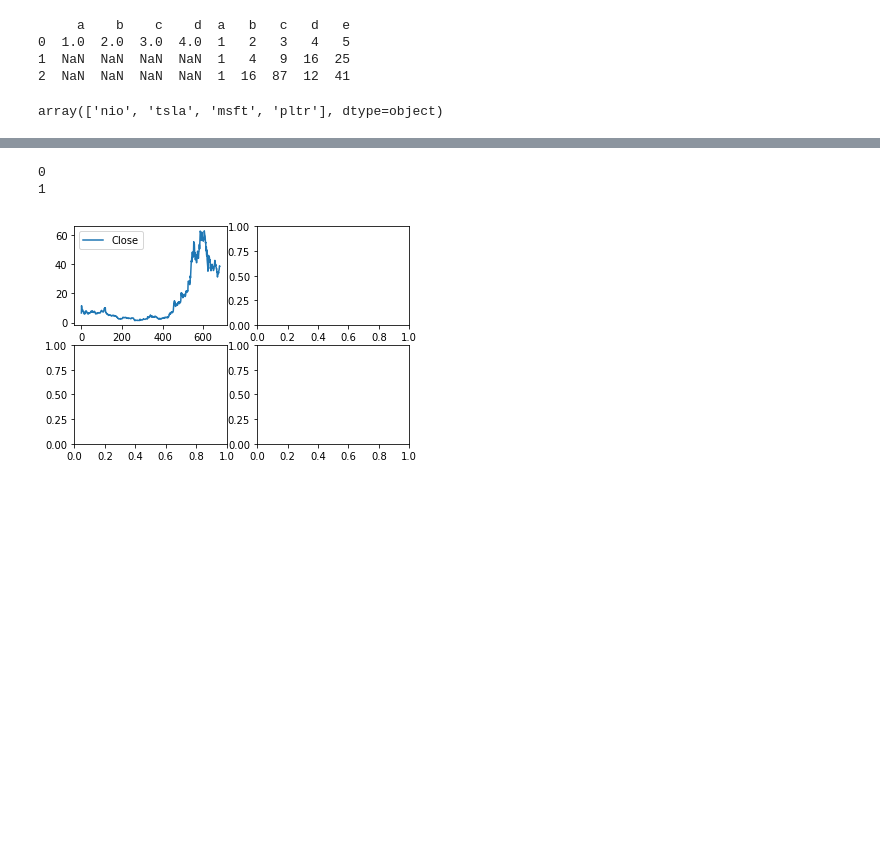
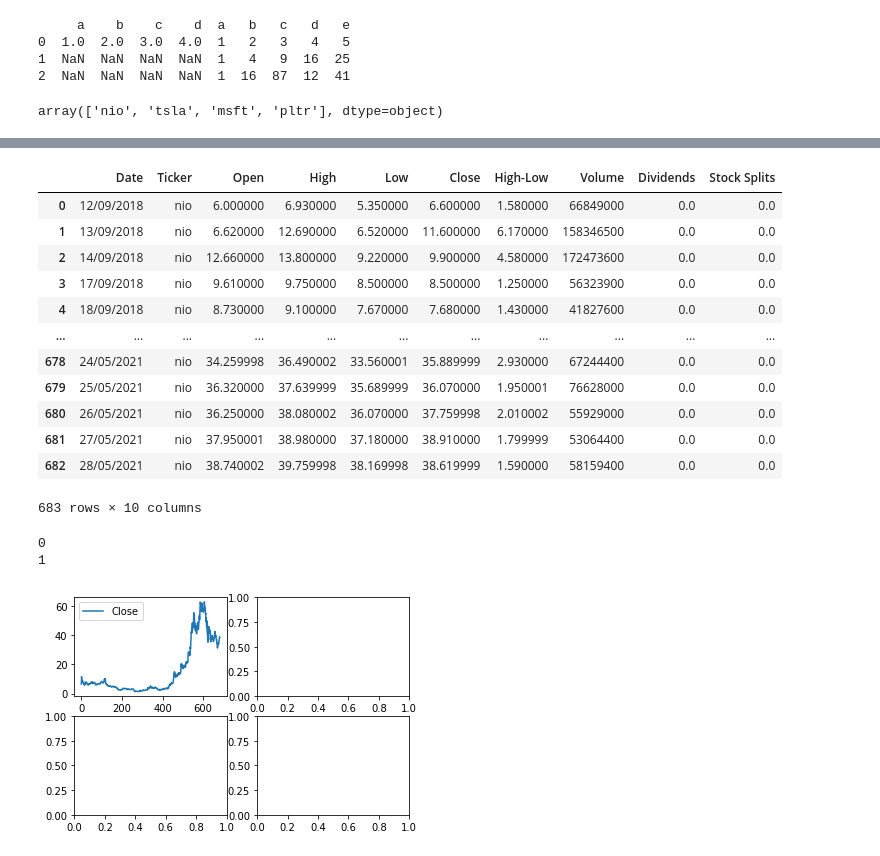
Before and after one commit to Konoko2004/TheProject, a Jupyter notebook: yFinance.ipynb, the cells around one changed output, grey strips where cells are left out. Saved outputs shown, nothing was run; the diff lists cells and outputs as text; code cells hidden in the pictures; blank space fills up the shorter version.

```diff
--- a/yFinance.ipynb
+++ b/yFinance.ipynb
@@ -120,3 +142,19 @@ for i in range(nrow):
+# %%
+TickerDF[0][['Date','Close']].plot(ax=axes)
+# %% [output]
+|  | Date | Ticker | Open | High | Low | Close | High-Low | Volume | Dividends | Stock Splits |
+| 0 | 12/09/2018 | nio | 6.000000 | 6.930000 | 5.350000 | 6.600000 | 1.580000 | 66849000 | 0.0 | 0.0 |
+| 1 | 13/09/2018 | nio | 6.620000 | 12.690000 | 6.520000 | 11.600000 | 6.170000 | 158346500 | 0.0 | 0.0 |
+| 2 | 14/09/2018 | nio | 12.660000 | 13.800000 | 9.220000 | 9.900000 | 4.580000 | 172473600 | 0.0 | 0.0 |
+| 3 | 17/09/2018 | nio | 9.610000 | 9.750000 | 8.500000 | 8.500000 | 1.250000 | 56323900 | 0.0 | 0.0 |
+| 4 | 18/09/2018 | nio | 8.730000 | 9.100000 | 7.670000 | 7.680000 | 1.430000 | 41827600 | 0.0 | 0.0 |
+| ... | ... | ... | ... | ... | ... | ... | ... | ... | ... | ... |
+| 678 | 24/05/2021 | nio | 34.259998 | 36.490002 | 33.560001 | 35.889999 | 2.930000 | 67244400 | 0.0 | 0.0 |
+| 679 | 25/05/2021 | nio | 36.320000 | 37.639999 | 35.689999 | 36.070000 | 1.950001 | 76628000 | 0.0 | 0.0 |
+| 680 | 26/05/2021 | nio | 36.250000 | 38.080002 | 36.070000 | 37.759998 | 2.010002 | 55929000 | 0.0 | 0.0 |
+| 681 | 27/05/2021 | nio | 37.950001 | 38.980000 | 37.180000 | 38.910000 | 1.799999 | 53064400 | 0.0 | 0.0 |
+| 682 | 28/05/2021 | nio | 38.740002 | 39.759998 | 38.169998 | 38.619999 | 1.590000 | 58159400 | 0.0 | 0.0 |
+683 rows × 10 columns
 # %%
 fig, axes = plt.subplots(2, 2)
 TickerDF[0][['Date','Close']].plot(ax=axes[0,0])
```
Also changed, not shown: parts of 4 cells of this notebook.
